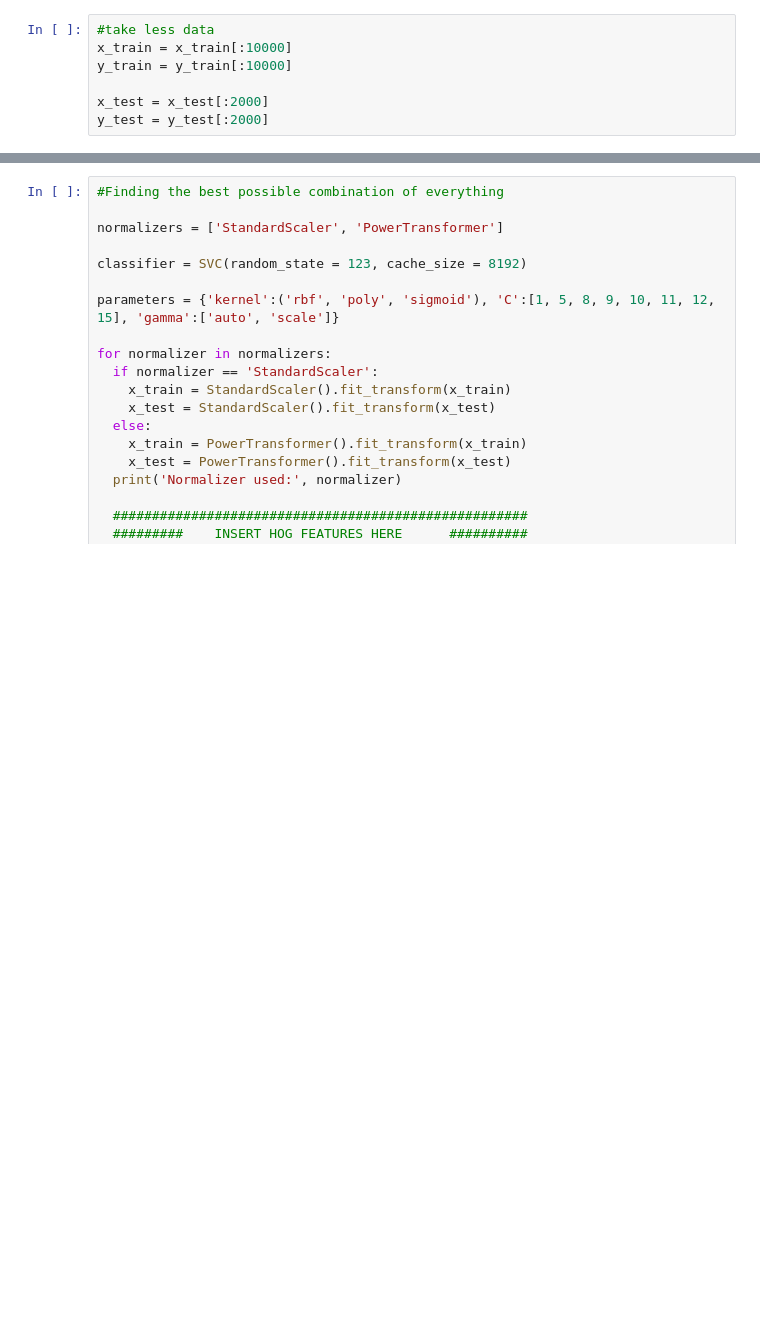
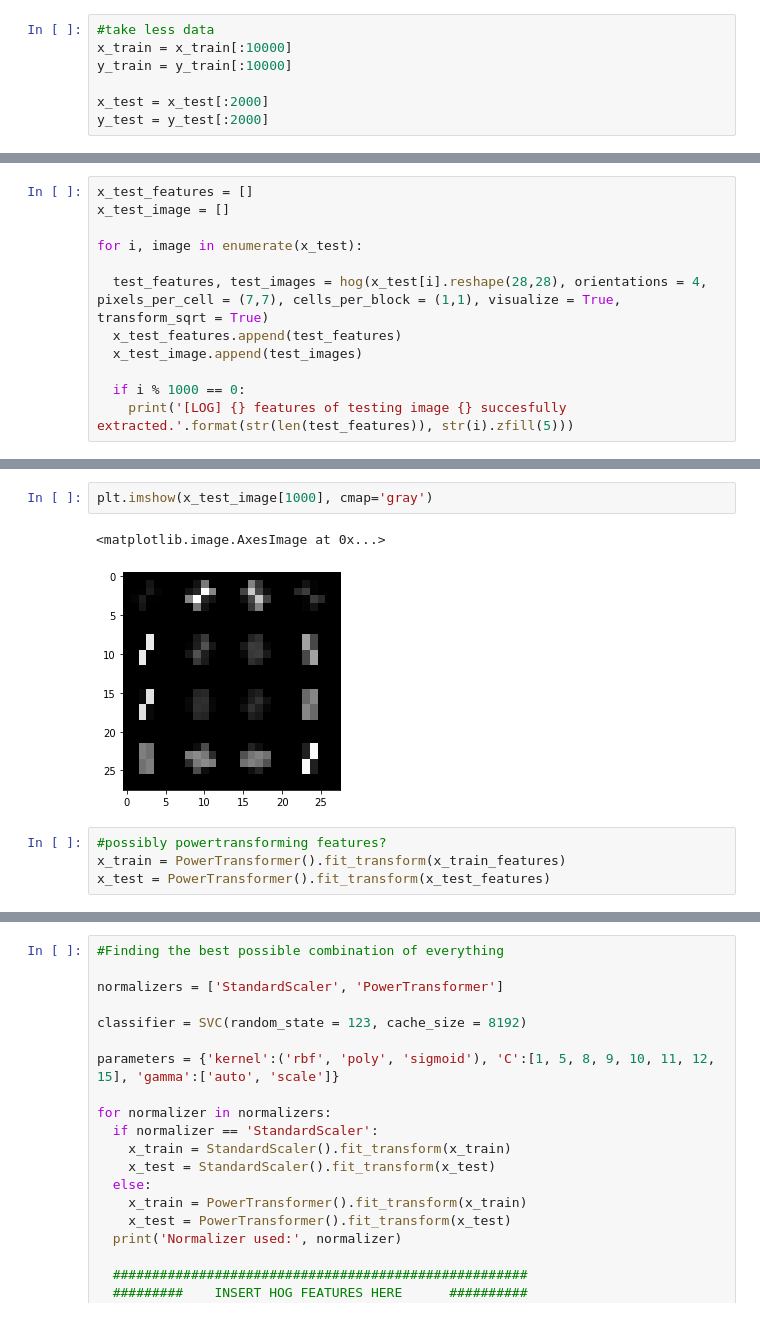
Before and after one commit to don3tan/MLCodingChallenge, a Jupyter notebook: SVM_HOG_Testing_.ipynb, the cells around one changed output, grey strips where cells are left out. Drawn from its saved outputs; the diff is of its cells as text; blank space fills up the shorter version.

```diff
--- a/SVM_HOG_Testing_.ipynb
+++ b/SVM_HOG_Testing_.ipynb
@@ -60,0 +78,12 @@ x_train.shape
+# %%
+x_test_features = []
+x_test_image = []
+
+for i, image in enumerate(x_test):
+
+  test_features, test_images = hog(x_test[i].reshape(28,28), orientations = 4, pixels_per_cell = (7,7), cells_per_block = (1,1), visualize = True, transform_sqrt = True)
+  x_test_features.append(test_features)
+  x_test_image.append(test_images)
+
+  if i % 1000 == 0:
+    print('[LOG] {} features of testing image {} succesfully extracted.'.format(str(len(test_features)), str(i).zfill(5)))
@@ -60,0 +101,9 @@ x_train.shape
+# %%
+plt.imshow(x_test_image[1000], cmap='gray')
+# %% [output]
+<matplotlib.image.AxesImage at 0x...>
+[figure, added]
+# %%
+#possibly powertransforming features?
+x_train = PowerTransformer().fit_transform(x_train_features)
+x_test = PowerTransformer().fit_transform(x_test_features)
```
Also changed, not shown: parts of 17 cells of this notebook.
